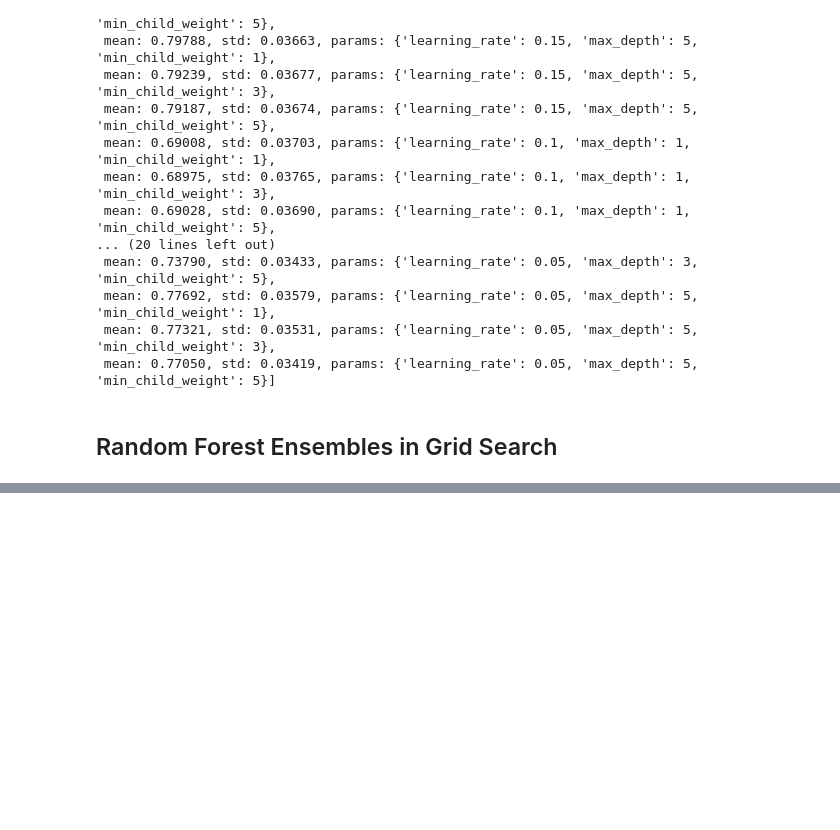
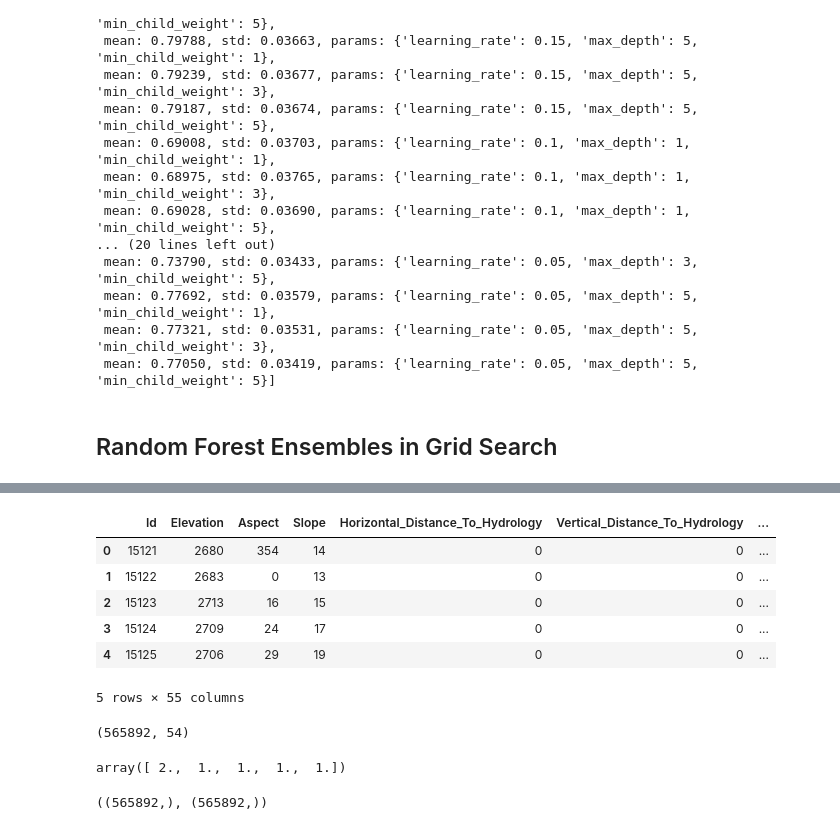
Before and after one commit to RHammond2/LearningMachine, a Jupyter notebook: Tree Algorithms.ipynb, the cells around one changed output, grey strips where cells are left out. Cells and saved outputs as stored; diff of their text form; code cells hidden in the pictures; blank space fills up the shorter version.

```diff
--- a/Tree Algorithms.ipynb
+++ b/Tree Algorithms.ipynb
@@ -331,0 +777,16 @@ optimized_100_RF.grid_scores_
+# %%
+test = pd.read_csv('data/test.csv', header=0)
+test.head()
+# %% [output]
+|  | Id | Elevation | Aspect | Slope | Horizontal_Distance_To_Hydrology | Vertical_Distance_To_Hydrology | ... |
+| 0 | 15121 | 2680 | 354 | 14 | 0 | 0 | ... |
+| 1 | 15122 | 2683 | 0 | 13 | 0 | 0 | ... |
+| 2 | 15123 | 2713 | 16 | 15 | 0 | 0 | ... |
+| 3 | 15124 | 2709 | 24 | 17 | 0 | 0 | ... |
+| 4 | 15125 | 2706 | 29 | 19 | 0 | 0 | ... |
+5 rows × 55 columns
+# %%
+test_X = test[[t for t in test.columns.tolist() if t != 'Id']].values
+test_X.shape
+# %% [output]
+(565892, 54)
@@ -331,0 +795,8 @@ optimized_100_RF.grid_scores_
+# %%
+y_test_kaggle_GBM[:5]
+# %% [output]
+array([ 2.,  1.,  1.,  1.,  1.])
+# %%
+y_test_kaggle_GBM.shape, test.Id.shape
+# %% [output]
+((565892,), (565892,))
```
Also changed, not shown: parts of 73 cells of this notebook, 19 other files.
